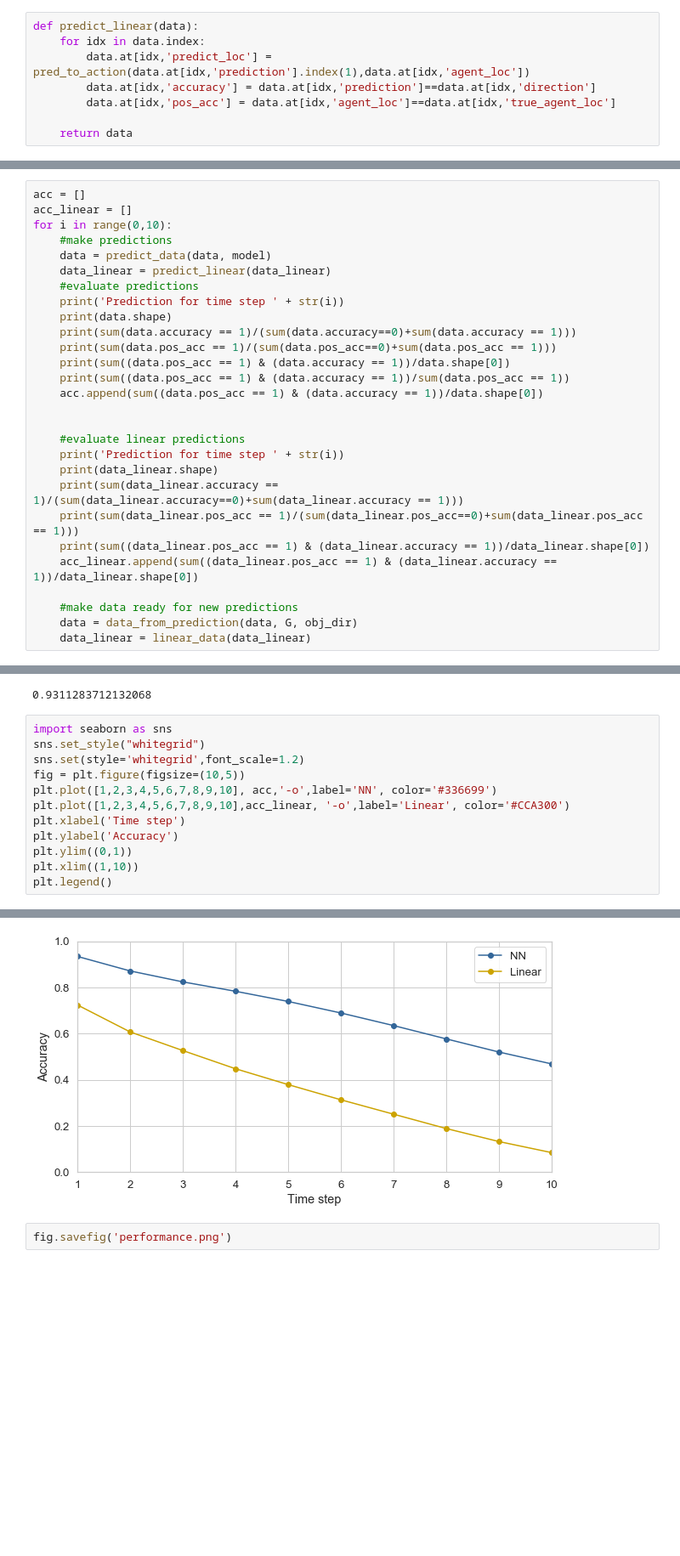
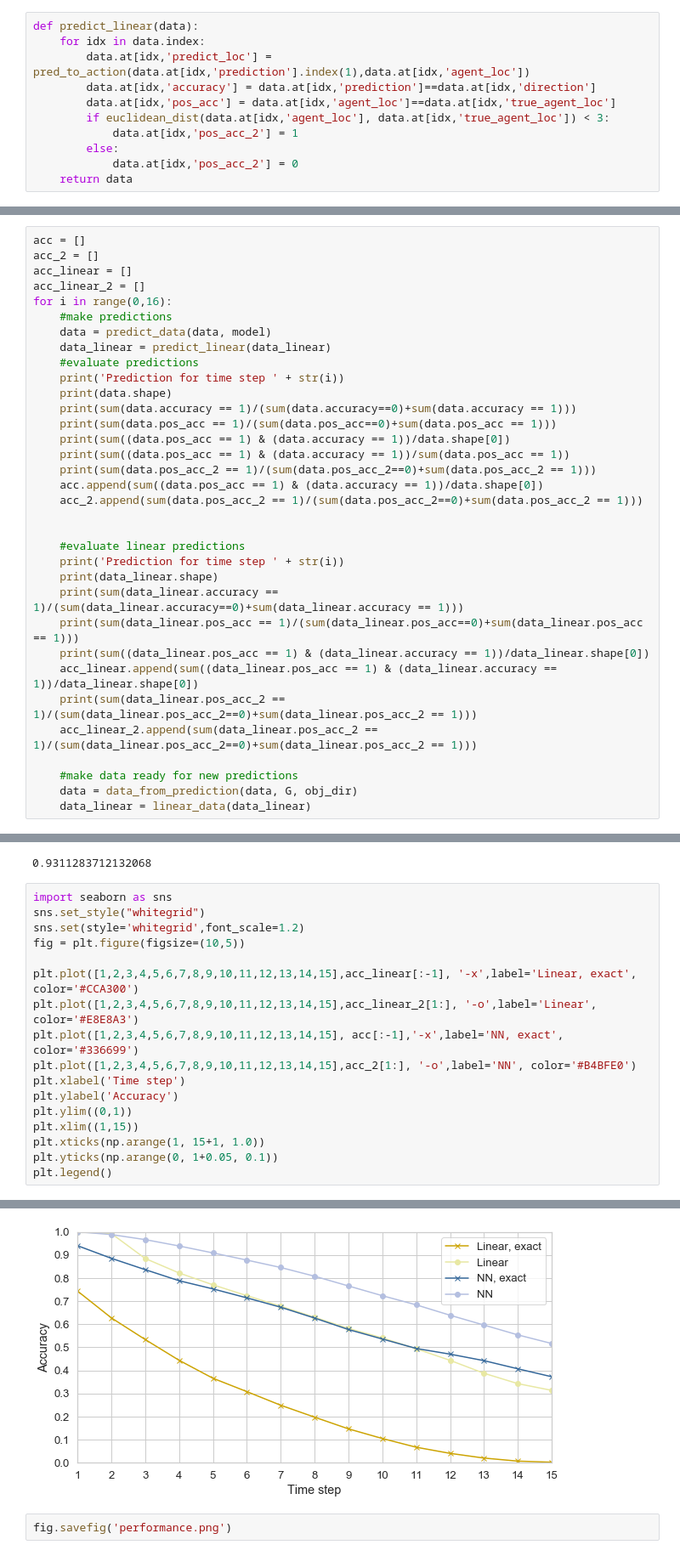
Before and after one commit to Charlottetheis/AI_mobile_robots, a Jupyter notebook: data_generation.ipynb, the cells around one changed output, grey strips where cells are left out. Shown at 85% size. Cells and saved outputs as stored; diff of their text form; blank space fills up the shorter version.

```diff
--- a/data_generation.ipynb
+++ b/data_generation.ipynb
@@ -120,7 +120,10 @@ def predict_linear(data):
         data.at[idx,'predict_loc'] = pred_to_action(data.at[idx,'prediction'].index(1),data.at[idx,'agent_loc'])
         data.at[idx,'accuracy'] = data.at[idx,'prediction']==data.at[idx,'direction']
         data.at[idx,'pos_acc'] = data.at[idx,'agent_loc']==data.at[idx,'true_agent_loc']
-
+        if euclidean_dist(data.at[idx,'agent_loc'], data.at[idx,'true_agent_loc']) < 3:
+            data.at[idx,'pos_acc_2'] = 1
+        else:
+            data.at[idx,'pos_acc_2'] = 0
     return data
 # %%
 def linear_data(data):
@@ -135,7 +144,9 @@ def linear_data(data):
 # %%
 acc = []
+acc_2 = []
 acc_linear = []
-for i in range(0,10):
+acc_linear_2 = []
+for i in range(0,16):
     #make predictions
     data = predict_data(data, model)
     data_linear = predict_linear(data_linear)
@@ -146,7 +157,9 @@ for i in range(0,10):
     print(sum(data.pos_acc == 1)/(sum(data.pos_acc==0)+sum(data.pos_acc == 1)))
     print(sum((data.pos_acc == 1) & (data.accuracy == 1))/data.shape[0])
     print(sum((data.pos_acc == 1) & (data.accuracy == 1))/sum(data.pos_acc == 1))
+    print(sum(data.pos_acc_2 == 1)/(sum(data.pos_acc_2==0)+sum(data.pos_acc_2 == 1)))
     acc.append(sum((data.pos_acc == 1) & (data.accuracy == 1))/data.shape[0])
+    acc_2.append(sum(data.pos_acc_2 == 1)/(sum(data.pos_acc_2==0)+sum(data.pos_acc_2 == 1)))
 
 
     #evaluate linear predictions
@@ -156,6 +169,8 @@ for i in range(0,10):
     print(sum(data_linear.pos_acc == 1)/(sum(data_linear.pos_acc==0)+sum(data_linear.pos_acc == 1)))
     print(sum((data_linear.pos_acc == 1) & (data_linear.accuracy == 1))/data_linear.shape[0])
     acc_linear.append(sum((data_linear.pos_acc == 1) & (data_linear.accuracy == 1))/data_linear.shape[0])
+    print(sum(data_linear.pos_acc_2 == 1)/(sum(data_linear.pos_acc_2==0)+sum(data_linear.pos_acc_2 == 1)))
+    acc_linear_2.append(sum(data_linear.pos_acc_2 == 1)/(sum(data_linear.pos_acc_2==0)+sum(data_linear.pos_acc_2 == 1)))
 
     #make data ready for new predictions
     data = data_from_prediction(data, G, obj_dir)
@@ -215,18 +230,23 @@ sum(data_tes_preds.accuracy==1)/data_tes_preds.shape[0]
 # %%
 import seaborn as sns
 sns.set_style("whitegrid")
 sns.set(style='whitegrid',font_scale=1.2)
 fig = plt.figure(figsize=(10,5))
-plt.plot([1,2,3,4,5,6,7,8,9,10], acc,'-o',label='NN', color='#336699')
-plt.plot([1,2,3,4,5,6,7,8,9,10],acc_linear, '-o',label='Linear', color='#CCA300')
+
+plt.plot([1,2,3,4,5,6,7,8,9,10,11,12,13,14,15],acc_linear[:-1], '-x',label='Linear, exact', color='#CCA300')
+plt.plot([1,2,3,4,5,6,7,8,9,10,11,12,13,14,15],acc_linear_2[1:], '-o',label='Linear', color='#E8E8A3')
+plt.plot([1,2,3,4,5,6,7,8,9,10,11,12,13,14,15], acc[:-1],'-x',label='NN, exact', color='#336699')
+plt.plot([1,2,3,4,5,6,7,8,9,10,11,12,13,14,15],acc_2[1:], '-o',label='NN', color='#B4BFE0')
 plt.xlabel('Time step')
 plt.ylabel('Accuracy')
 plt.ylim((0,1))
-plt.xlim((1,10))
+plt.xlim((1,15))
+plt.xticks(np.arange(1, 15+1, 1.0))
+plt.yticks(np.arange(0, 1+0.05, 0.1))
 plt.legend()
 # %% [output]
 <matplotlib.legend.Legend at 0x...>
-[figure, old version]
+[figure, new version]
 # %%
 fig.savefig('performance.png')
 # %%
```
Also changed, not shown: parts of 3 cells of this notebook, 18 other files.
